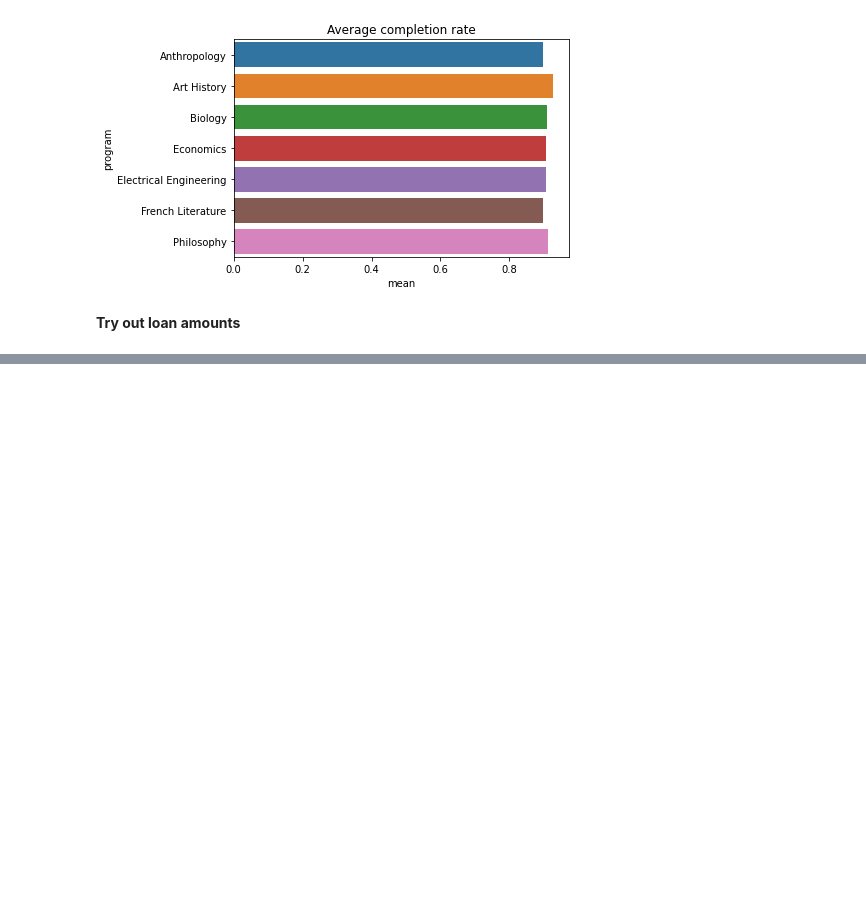
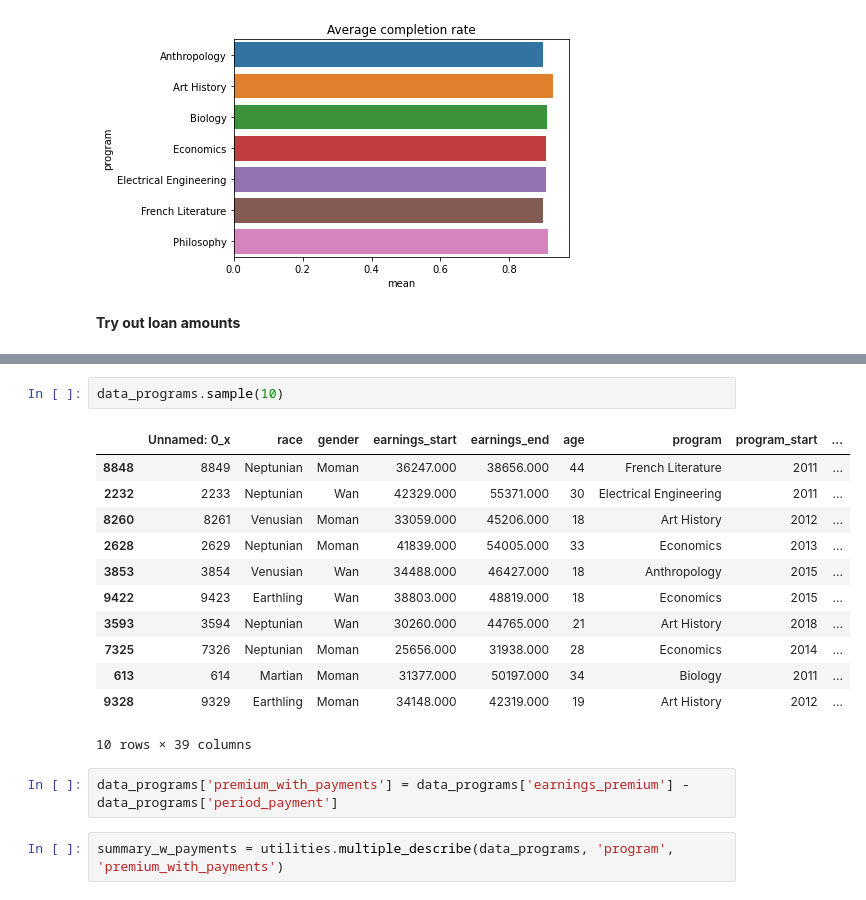
Before and after one commit to brighthive/roi-toolkit, a Jupyter notebook: Example Notebook.ipynb, the cells around one changed output, grey strips where cells are left out. Drawn from its saved outputs; the diff is of its cells as text; blank space fills up the shorter version.

```diff
--- a/Example Notebook.ipynb
+++ b/Example Notebook.ipynb
@@ -364,0 +371,19 @@ __Try out loan amounts__
+# %%
+data_programs.sample(10)
+# %% [output]
+|  | Unnamed: 0_x | race | gender | earnings_start | earnings_end | age | program | program_start | ... |
+| 8848 | 8849 | Neptunian | Moman | 36247.000 | 38656.000 | 44 | French Literature | 2011 | ... |
+| 2232 | 2233 | Neptunian | Wan | 42329.000 | 55371.000 | 30 | Electrical Engineering | 2011 | ... |
+| 8260 | 8261 | Venusian | Moman | 33059.000 | 45206.000 | 18 | Art History | 2012 | ... |
+| 2628 | 2629 | Neptunian | Moman | 41839.000 | 54005.000 | 33 | Economics | 2013 | ... |
+| 3853 | 3854 | Venusian | Wan | 34488.000 | 46427.000 | 18 | Anthropology | 2015 | ... |
+| 9422 | 9423 | Earthling | Wan | 38803.000 | 48819.000 | 18 | Economics | 2015 | ... |
+| 3593 | 3594 | Neptunian | Wan | 30260.000 | 44765.000 | 21 | Art History | 2018 | ... |
+| 7325 | 7326 | Neptunian | Moman | 25656.000 | 31938.000 | 28 | Economics | 2014 | ... |
+| 613 | 614 | Martian | Moman | 31377.000 | 50197.000 | 34 | Biology | 2011 | ... |
+| 9328 | 9329 | Earthling | Moman | 34148.000 | 42319.000 | 19 | Art History | 2012 | ... |
+10 rows × 39 columns
+# %%
+data_programs['premium_with_payments'] = data_programs['earnings_premium'] - data_programs['period_payment']
+# %%
+summary_w_payments = utilities.multiple_describe(data_programs, 'program', 'premium_with_payments')
```
Also changed, not shown: parts of 27 cells of this notebook, 3 other files.
